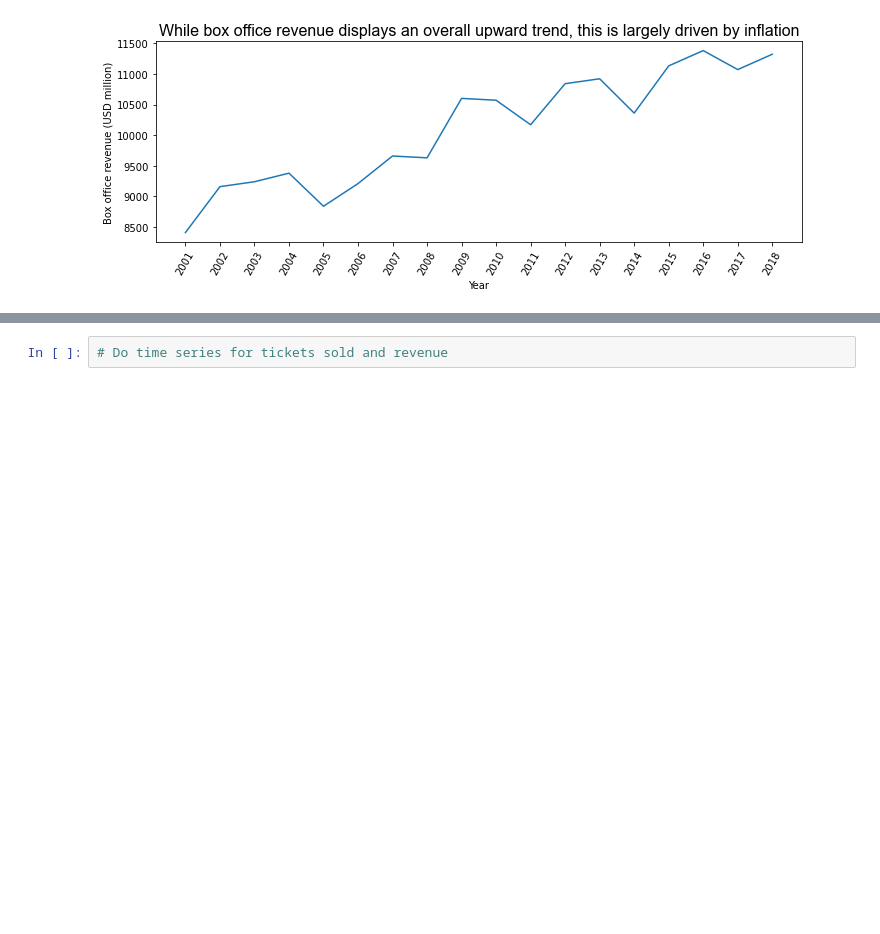
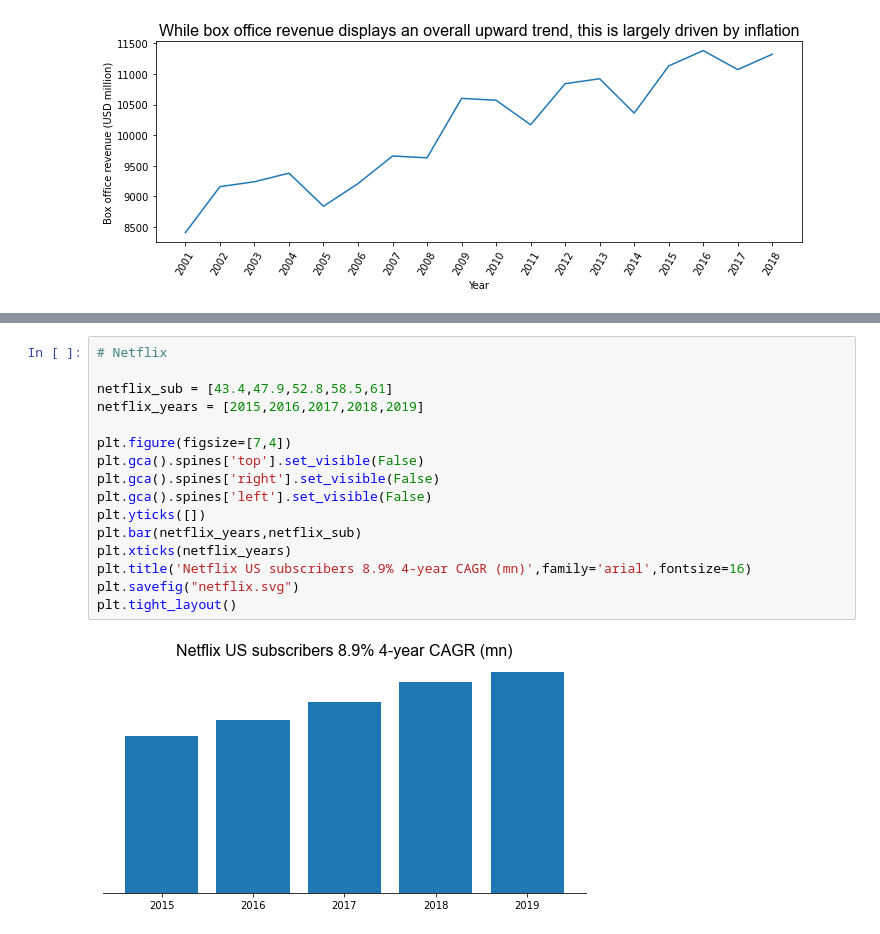
Before and after one commit to tawney-kirkland/02-luther, a Jupyter notebook: visualisation.ipynb, the cells around one changed output, grey strips where cells are left out. Saved outputs shown, nothing was run; the diff lists cells and outputs as text; blank space fills up the shorter version.

```diff
--- a/visualisation.ipynb
+++ b/visualisation.ipynb
@@ -148,2 +149,18 @@ df1
-# %%
-# Do time series for tickets sold and revenue
+# %%
+# Netflix
+
+netflix_sub = [43.4,47.9,52.8,58.5,61]
+netflix_years = [2015,2016,2017,2018,2019]
+
+plt.figure(figsize=[7,4])
+plt.gca().spines['top'].set_visible(False)
+plt.gca().spines['right'].set_visible(False)
+plt.gca().spines['left'].set_visible(False)
+plt.yticks([])
+plt.bar(netflix_years,netflix_sub)
+plt.xticks(netflix_years)
+plt.title('Netflix US subscribers 8.9% 4-year CAGR (mn)',family='arial',fontsize=16)
+plt.savefig("netflix.svg")
+plt.tight_layout()
+# %% [output]
+[figure, added]
```
Also changed, not shown: parts of 5 cells of this notebook.
